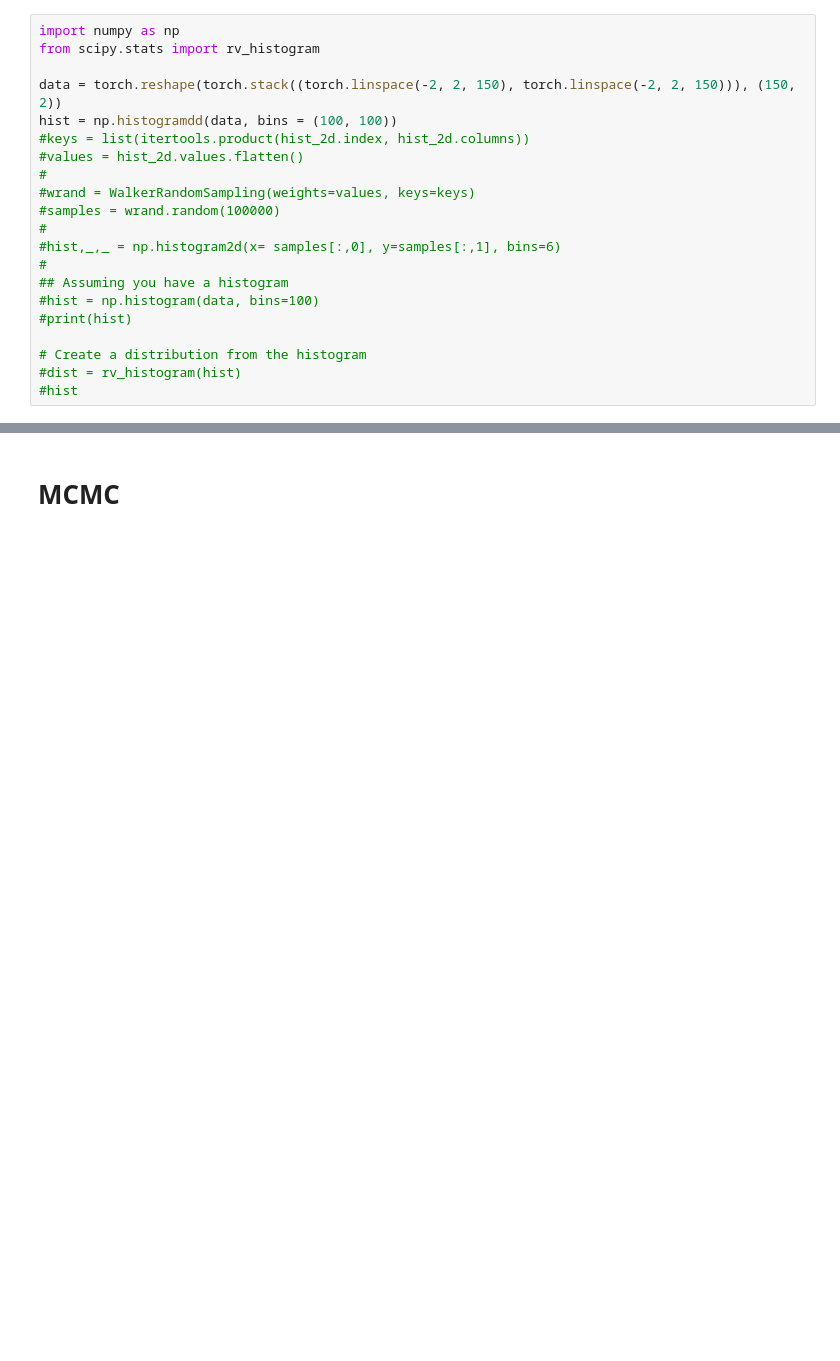
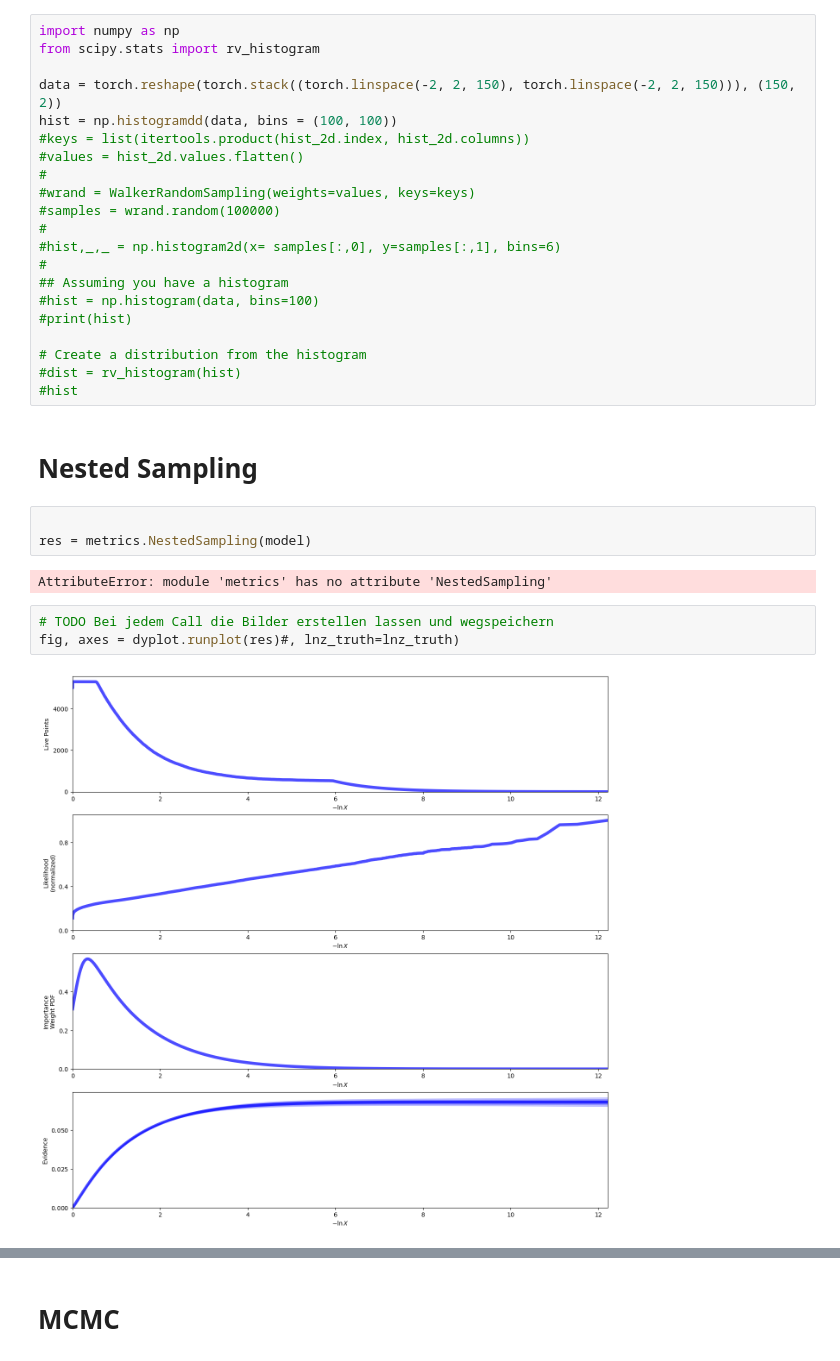
Before and after one commit to ABesginow/LaplaceKernelSearch, a Jupyter notebook: exploration_tests/grad_sem_test.ipynb, the cells around one changed output, grey strips where cells are left out. Cells and saved outputs as stored; diff of their text form; blank space fills up the shorter version.

Commit message:
added first version of nested sampling calls to notebook

```diff
--- a/exploration_tests/grad_sem_test.ipynb
+++ b/exploration_tests/grad_sem_test.ipynb
@@ -608,3 +596,15 @@ hist = np.histogramdd(data, bins = (100, 100))
 # Create a distribution from the histogram
 #dist = rv_histogram(hist)
 #hist
+# %% [markdown]
+# Nested Sampling
+# %%
+
+res = metrics.NestedSampling(model)
+# %% [output]
+AttributeError: module 'metrics' has no attribute 'NestedSampling'
+# %%
+# TODO Bei jedem Call die Bilder erstellen lassen und wegspeichern
+fig, axes = dyplot.runplot(res)#, lnz_truth=lnz_truth)
+# %% [output]
+[figure, added]
```
Also changed, not shown: parts of 9 cells of this notebook.
